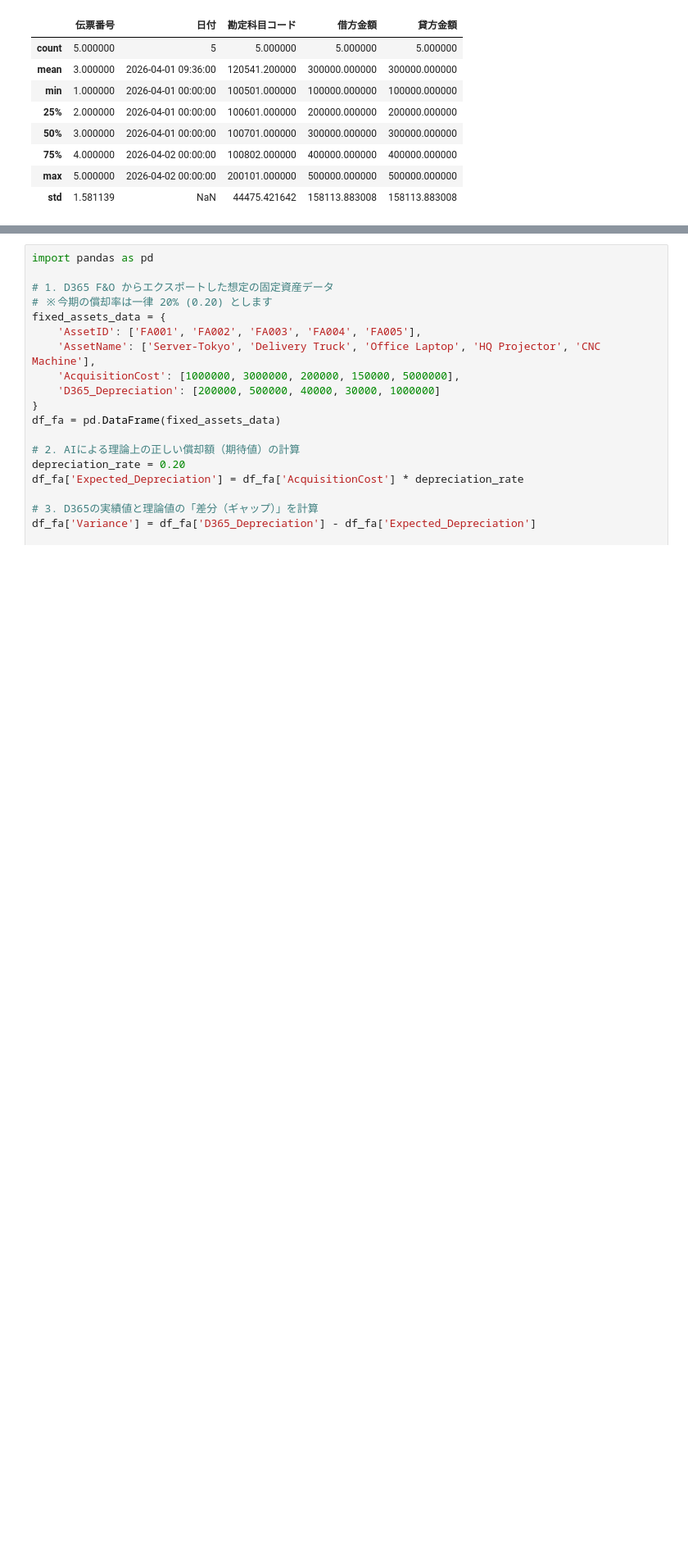
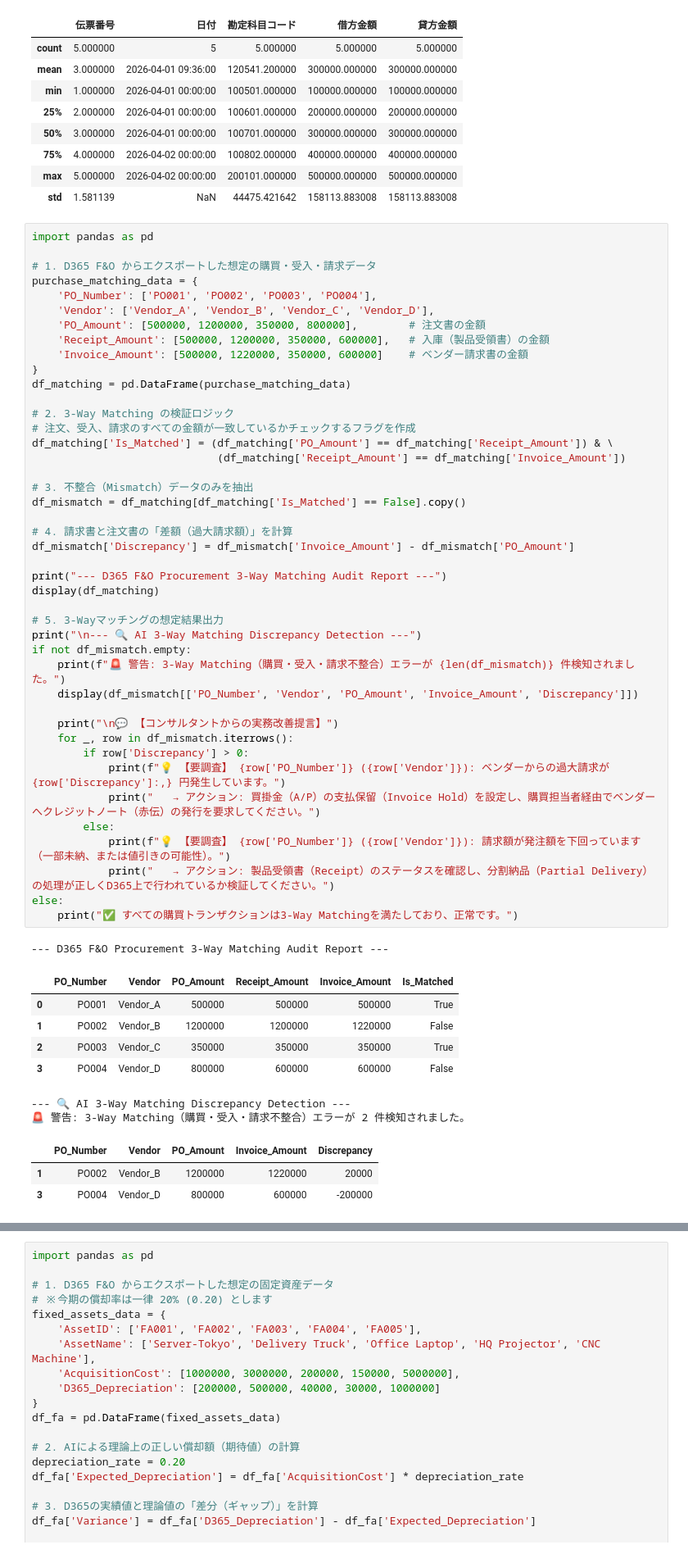
Before and after one commit to KojiKaiwa/D365-Finance-Automation, a Jupyter notebook: D365_Data_Processing.ipynb, the cells around one changed output, grey strips where cells are left out. Shown at 82% size. Drawn from its saved outputs; the diff is of its cells as text; blank space fills up the shorter version.

```diff
--- a/D365_Data_Processing.ipynb
+++ b/D365_Data_Processing.ipynb
@@ -31,3 +31,58 @@ display(df.describe())
 | 75% | 4.000000 | 2026-04-02 00:00:00 | 100802.000000 | 400000.000000 | 400000.000000 |
 | max | 5.000000 | 2026-04-02 00:00:00 | 200101.000000 | 500000.000000 | 500000.000000 |
 | std | 1.581139 | NaN | 44475.421642 | 158113.883008 | 158113.883008 |
+# %%
+import pandas as pd
+
+# 1. D365 F&O からエクスポートした想定の購買・受入・請求データ
+purchase_matching_data = {
+    'PO_Number': ['PO001', 'PO002', 'PO003', 'PO004'],
+    'Vendor': ['Vendor_A', 'Vendor_B', 'Vendor_C', 'Vendor_D'],
+    'PO_Amount': [500000, 1200000, 350000, 800000],        # 注文書の金額
+    'Receipt_Amount': [500000, 1200000, 350000, 600000],   # 入庫（製品受領書）の金額
+    'Invoice_Amount': [500000, 1220000, 350000, 600000]    # ベンダー請求書の金額
+}
+df_matching = pd.DataFrame(purchase_matching_data)
+
+# 2. 3-Way Matching の検証ロジック
+# 注文、受入、請求のすべての金額が一致しているかチェックするフラグを作成
+df_matching['Is_Matched'] = (df_matching['PO_Amount'] == df_matching['Receipt_Amount']) & \
+                             (df_matching['Receipt_Amount'] == df_matching['Invoice_Amount'])
+
+# 3. 不整合（Mismatch）データのみを抽出
+df_mismatch = df_matching[df_matching['Is_Matched'] == False].copy()
+
+# 4. 請求書と注文書の「差額（過大請求額）」を計算
+df_mismatch['Discrepancy'] = df_mismatch['Invoice_Amount'] - df_mismatch['PO_Amount']
+
+print("--- D365 F&O Procurement 3-Way Matching Audit Report ---")
+display(df_matching)
+
+# 5. 3-Wayマッチングの想定結果出力
+print("\n--- 🔍 AI 3-Way Matching Discrepancy Detection ---")
+if not df_mismatch.empty:
+    print(f"🚨 警告: 3-Way Matching（購買・受入・請求不整合）エラーが {len(df_mismatch)} 件検知されました。")
+    display(df_mismatch[['PO_Number', 'Vendor', 'PO_Amount', 'Invoice_Amount', 'Discrepancy']])
+
+    print("\n💬 【コンサルタントからの実務改善提言】")
+    for _, row in df_mismatch.iterrows():
+        if row['Discrepancy'] > 0:
+            print(f"💡 【要調査】 {row['PO_Number']} ({row['Vendor']}): ベンダーからの過大請求が {row['Discrepancy']:,} 円発生しています。")
+            print("   → アクション: 買掛金（A/P）の支払保留（Invoice Hold）を設定し、購買担当者経由でベンダーへクレジットノート（赤伝）の発行を要求してください。")
+        else:
+            print(f"💡 【要調査】 {row['PO_Number']} ({row['Vendor']}): 請求額が発注額を下回っています（一部未納、または値引きの可能性）。")
+            print("   → アクション: 製品受領書（Receipt）のステータスを確認し、分割納品（Partial Delivery）の処理が正しくD365上で行われているか検証してください。")
+else:
+    print("✅ すべての購買トランザクションは3-Way Matchingを満たしており、正常です。")
+# %% [output]
+--- D365 F&O Procurement 3-Way Matching Audit Report ---
+|  | PO_Number | Vendor | PO_Amount | Receipt_Amount | Invoice_Amount | Is_Matched |
+| 0 | PO001 | Vendor_A | 500000 | 500000 | 500000 | True |
+| 1 | PO002 | Vendor_B | 1200000 | 1200000 | 1220000 | False |
+| 2 | PO003 | Vendor_C | 350000 | 350000 | 350000 | True |
+| 3 | PO004 | Vendor_D | 800000 | 600000 | 600000 | False |
+--- 🔍 AI 3-Way Matching Discrepancy Detection ---
+🚨 警告: 3-Way Matching（購買・受入・請求不整合）エラーが 2 件検知されました。
+|  | PO_Number | Vendor | PO_Amount | Invoice_Amount | Discrepancy |
+| 1 | PO002 | Vendor_B | 1200000 | 1220000 | 20000 |
+| 3 | PO004 | Vendor_D | 800000 | 600000 | -200000 |
```
Also changed, not shown: parts of 2 cells of this notebook.
